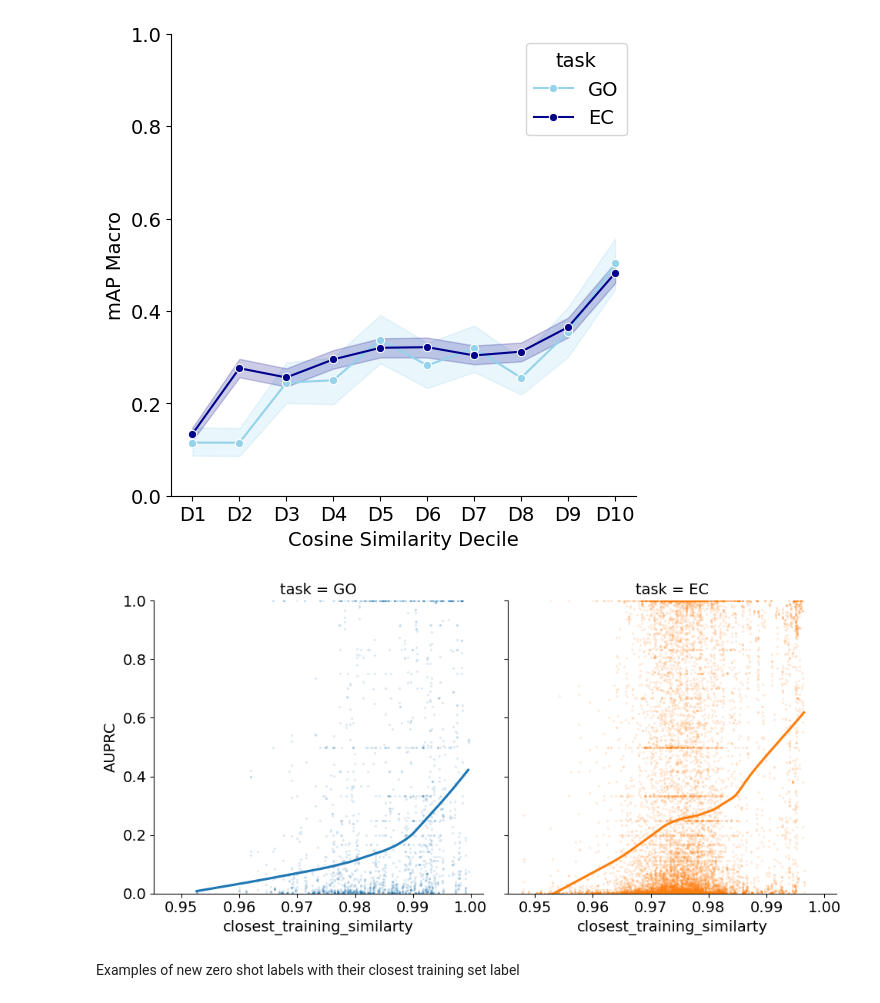
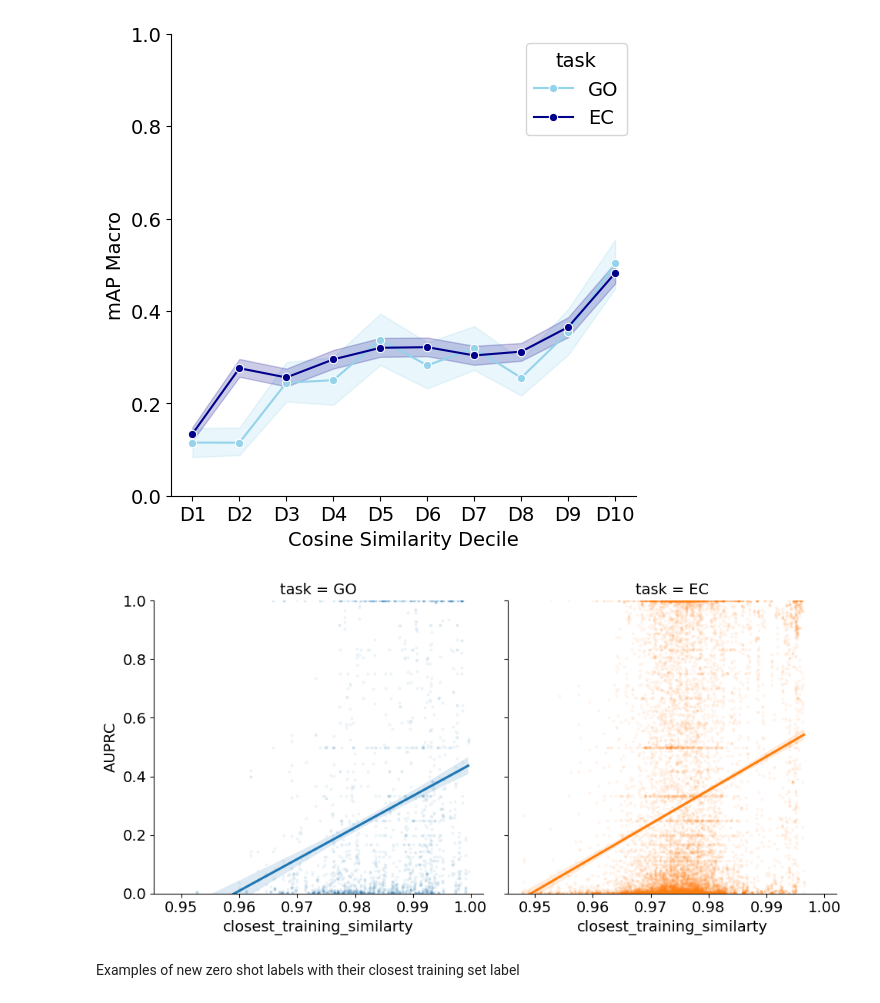
Before and after one commit to microsoft/protnote, a Jupyter notebook: notebooks/Results.ipynb, the cells around one changed output. Saved outputs shown, nothing was run; the diff lists cells and outputs as text; code cells hidden in the pictures.

```diff
--- a/notebooks/Results.ipynb
+++ b/notebooks/Results.ipynb
@@ -532,3 +581,5 @@ supervised_final_metrics_df = pd.read_parquet('../outputs/results/supervised_met
+# %%
+supervised_final_metrics_df = pd.concat([supervised_final_metrics_df , protex_metrics_df])
 # %%
 
 
@@ -563,38 +618,40 @@ seeds = [
     42,
     52
     ]
-pinf_model_ids = [
+
+pinf_model_ids = [ 13703742,
+                  13703997,
                   13703706,
-                  # 13703742,
-                  # 13703997,
                   13704131,
                   13705631
                   ]
-labels_df = pd.read_hdf('../outputs/results/test_1_labels_TEST_DATA_PATH_seed_replicates_v9_12_sum_last_epoch.h5',key='labels_df')
-
 
 models = {   **{f'ProtNote_{seed}':f'test_1_logits_TEST_DATA_PATH_seed_replicates_v9_{seed}_sum_last_epoch.h5' for seed in seeds},
              **{f'ProteInfer_{id}':f'test_logits_GO_TEST_DATA_PATH_proteinfer{id}.h5' for id in pinf_model_ids},
-               'BLAST':'blast_pivot_parsed_test_GO_train_GO_results_fixed.parquet'
+               'BLAST':'blast_pivot_parsed_test_GO_train_GO_results_fixed.parquet',
+               'ProtEx': protex_logits_df
                }
 
 prcurve_df = []
 for model,model_preds in tqdm(models.items(),total=len(models.keys())):
-    if model_preds.endswith("h5"):
+    if isinstance(model_preds,pd.DataFrame) & (model == 'ProtEx'):
+        logits_df = model_preds
+        labels_df_curr = protex_labels_df
+    elif model_preds.endswith("h5"):
         logits_df = pd.read_hdf(f'../outputs/results/{model_preds}',key='logits_df')
+        labels_df_curr = labels_df
     elif model_preds.endswith("parquet"):
         logits_df = pd.read_parquet(f'../outputs/results/{model_preds}')
+        labels_df_curr = labels_df
     precision, recall, thresholds = binary_precision_recall_curve(
         input=torch.tensor(logits_df.values.flatten(),device='cuda'),
-        target=torch.tensor(labels_df.values.flatten(),device='cuda')
+        target=torch.tensor(labels_df_curr.values.flatten(),device='cuda')
     )
-
 
 
     prcurve_model_df = pd.DataFrame({'precision':precision.cpu().numpy(),
                                         'recall':recall.cpu().numpy(),
                                         'model':model,
-                                        'model_path':model_preds,
                                         'model_type':model.split('_')[0]
                                         })
     prcurve_df.append(prcurve_model_df)
@@ -661,7 +706,7 @@ plt.show()
 Simplified GO results (Fig 2)
 # %%
 palette = sns.color_palette("tab10")
-palette_ = palette[0:1] + palette[3:5]
+palette_ = palette[0:1] + palette[3:6]
 test_name = 'GO 2019 Supervised'
 for metric in ['mAP Macro','mAP Micro']:
     plot_category_performance(metrics_df = supervised_final_metrics_df[['All']],
@@ -681,7 +726,7 @@ for metric in ['mAP Macro','mAP Micro']:
 Detailed GO supervised results (Fig S2)
 # %%
 palette = sns.color_palette("tab10")
-palette_ = palette[0:1] + palette[3:5]
+palette_ = palette[0:1] + palette[3:6]
 
 for metric in ['mAP Macro','mAP Micro']:
     plot_category_performance(metrics_df = supervised_final_metrics_df,
@@ -1248,30 +1337,29 @@ See the caveats in the documentation: https://pandas.pydata.org/pandas-docs/stab
 # %%
 # fig,ax = plt.subplots(figsize=(6,6))
 sns.lmplot(data = auprc_by_label_df,
             x='closest_training_similarty',
             y='AUPRC',
-            lowess=True,
+            # lowess=True,
             col='task',
             hue='task',
             facet_kws=(dict(sharey=True,sharex=True)),
-            scatter_kws={'alpha':0.1,'s':2}
+            scatter_kws={'alpha':0.05,'s':4,'marker':'o'}
             #  style='task',
             # errorbar=('ci',95),
             # palette=['#95D3EB',
             #         'darkblue'#   '#6793A3'
             #         ]
             )
 
 plt.ylim(0,1)
 ax.set(xlabel='Closest Training Term Cosine Similarity',
     ylabel='AUPRC',
     # title = f'Zero-shot mAP Macro by cosine similarity between query term and closest training term'
     )
 sns.despine()
-# plt.yscale("log")
-# save_fig(f'../outputs/figures/zero_shot_similarity')
+save_fig(f'../outputs/figures/zero_shot_similarity',extension='png')
 plt.show()
 # %% [output]
-[figure, old version]
+[figure, new version]
 # %% [markdown]
 Examples of new zero shot labels with their closest training set label
```
Also changed, not shown: parts of 22 cells of this notebook, 2 other files.
